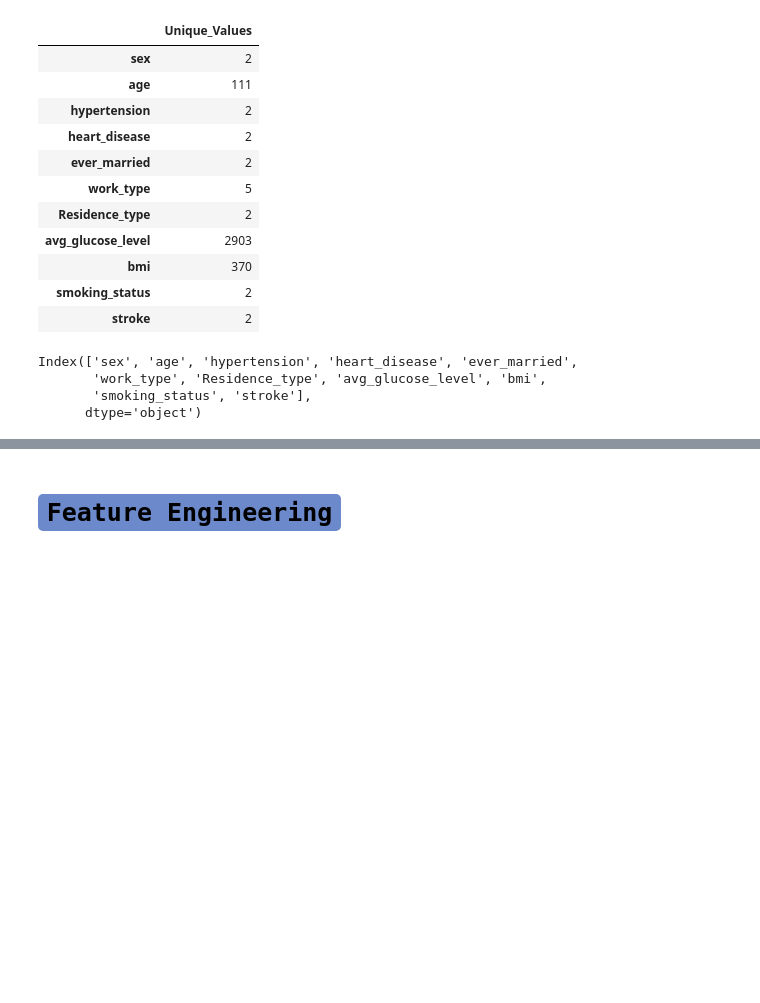
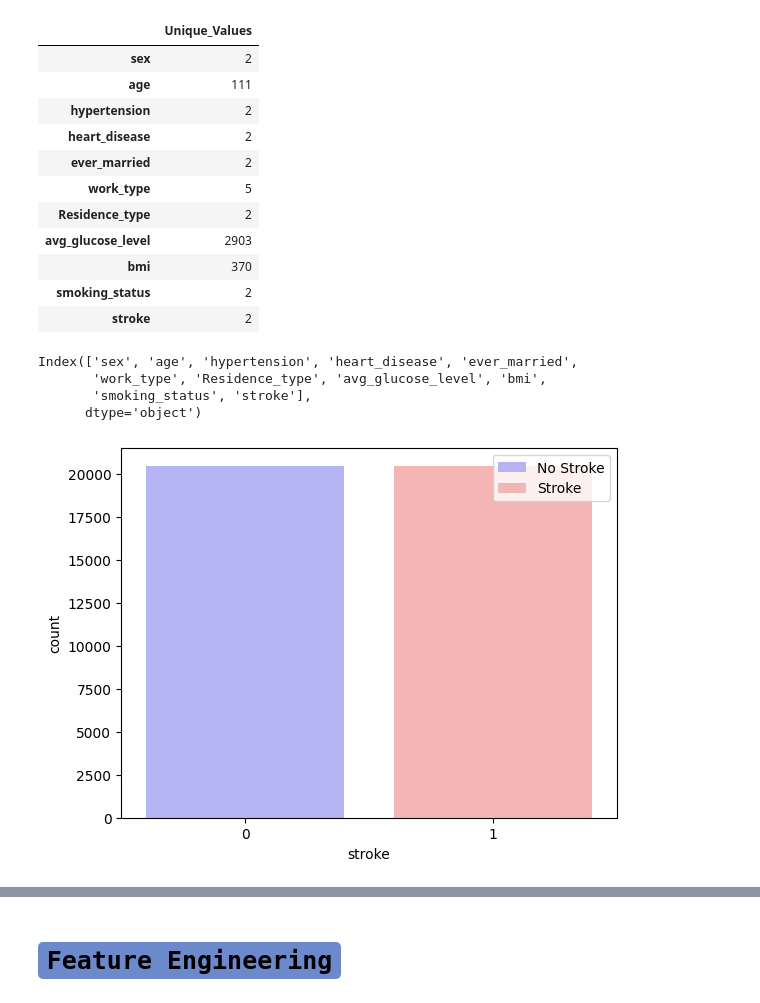
Before and after one commit to akram-25/ML-P2-18-Group-Project, a Jupyter notebook: Notebooks/ML Project.ipynb, the cells around one changed output, grey strips where cells are left out. Cells and saved outputs as stored; diff of their text form; code cells hidden in the pictures; blank space fills up the shorter version.

```diff
--- a/Notebooks/ML Project.ipynb
+++ b/Notebooks/ML Project.ipynb
@@ -153,0 +150,6 @@ cols=['sex', 'age', 'hypertension', 'heart_disease', 'ever_married',
+# %%
+sns.countplot(x="stroke", hue="stroke", data=df, palette="bwr", legend=False)
+plt.legend(['No Stroke', 'Stroke'])
+plt.show()
+# %% [output]
+[figure, added]
```
Also changed, not shown: parts of 83 cells of this notebook, 4 other files.
